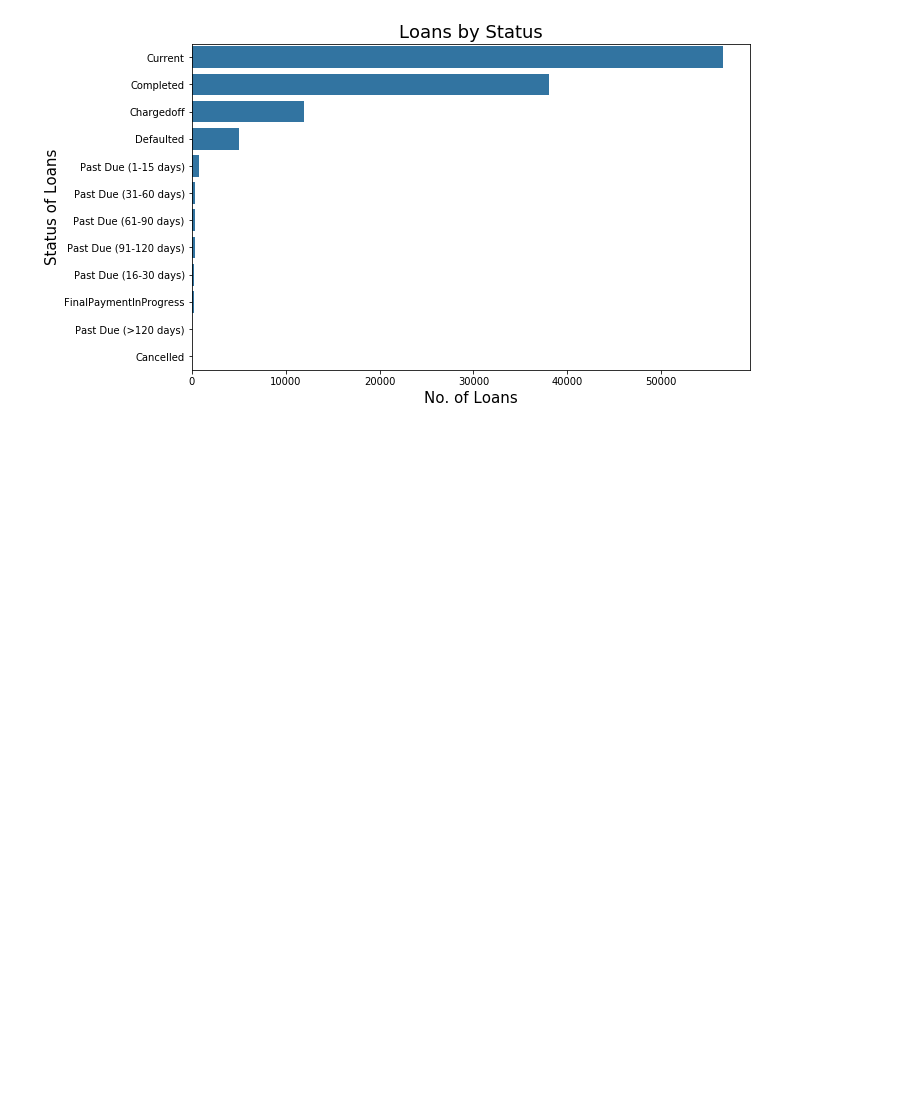
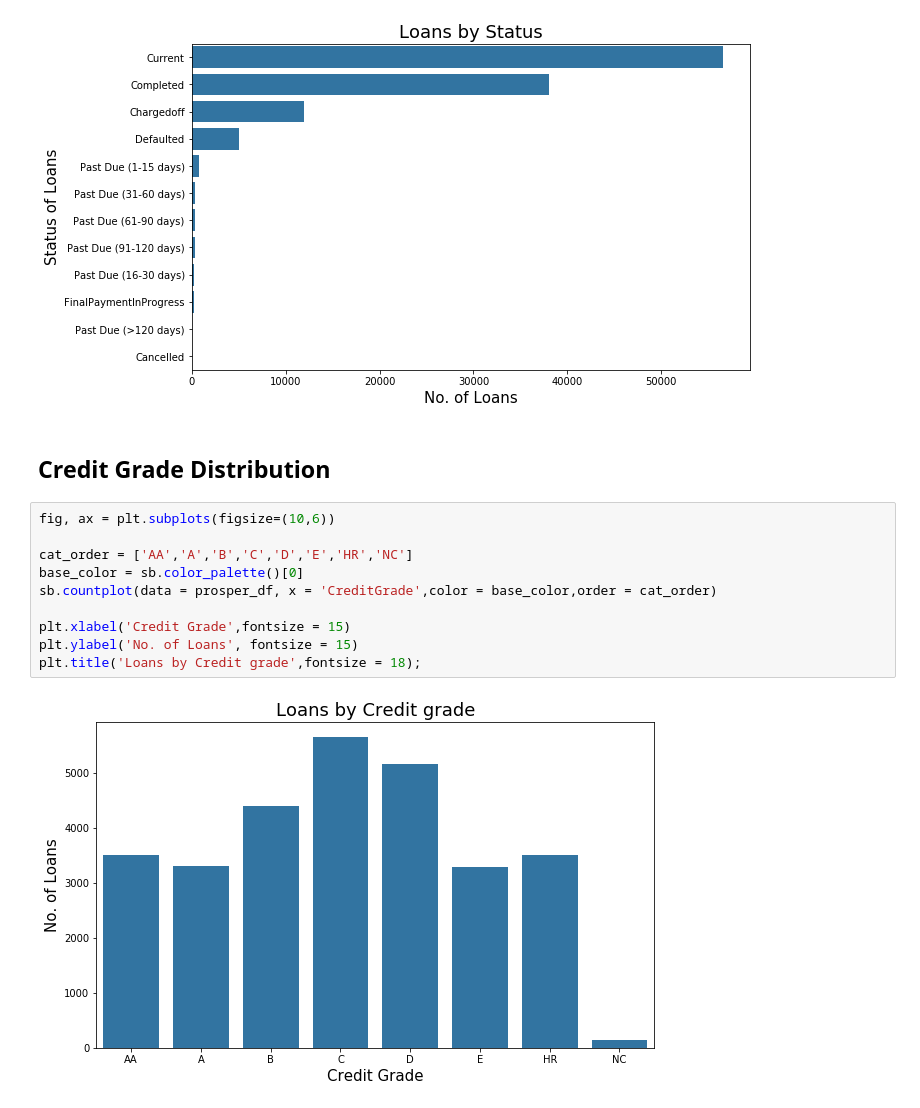
Before and after one commit to rashokanand/explore_prosper_loan_data, a Jupyter notebook: explanatory_analysis.ipynb, the cells around one changed output. Saved outputs shown, nothing was run; the diff lists cells and outputs as text; blank space fills up the shorter version.

Commit message:
feat: Add selected plots to notebook

```diff
--- a/explanatory_analysis.ipynb
+++ b/explanatory_analysis.ipynb
@@ -52,3 +52,17 @@ plt.ylabel('Status of Loans', fontsize = 15)
 plt.title('Loans by Status',fontsize = 18);
 # %% [output]
 [figure]
+# %% [markdown]
+## Credit Grade Distribution
+# %%
+fig, ax = plt.subplots(figsize=(10,6))
+
+cat_order = ['AA','A','B','C','D','E','HR','NC']
+base_color = sb.color_palette()[0]
+sb.countplot(data = prosper_df, x = 'CreditGrade',color = base_color,order = cat_order)
+
+plt.xlabel('Credit Grade',fontsize = 15)
+plt.ylabel('No. of Loans', fontsize = 15)
+plt.title('Loans by Credit grade',fontsize = 18);
+# %% [output]
+[figure, added]
```
Also changed, not shown: parts of 11 cells of this notebook.
